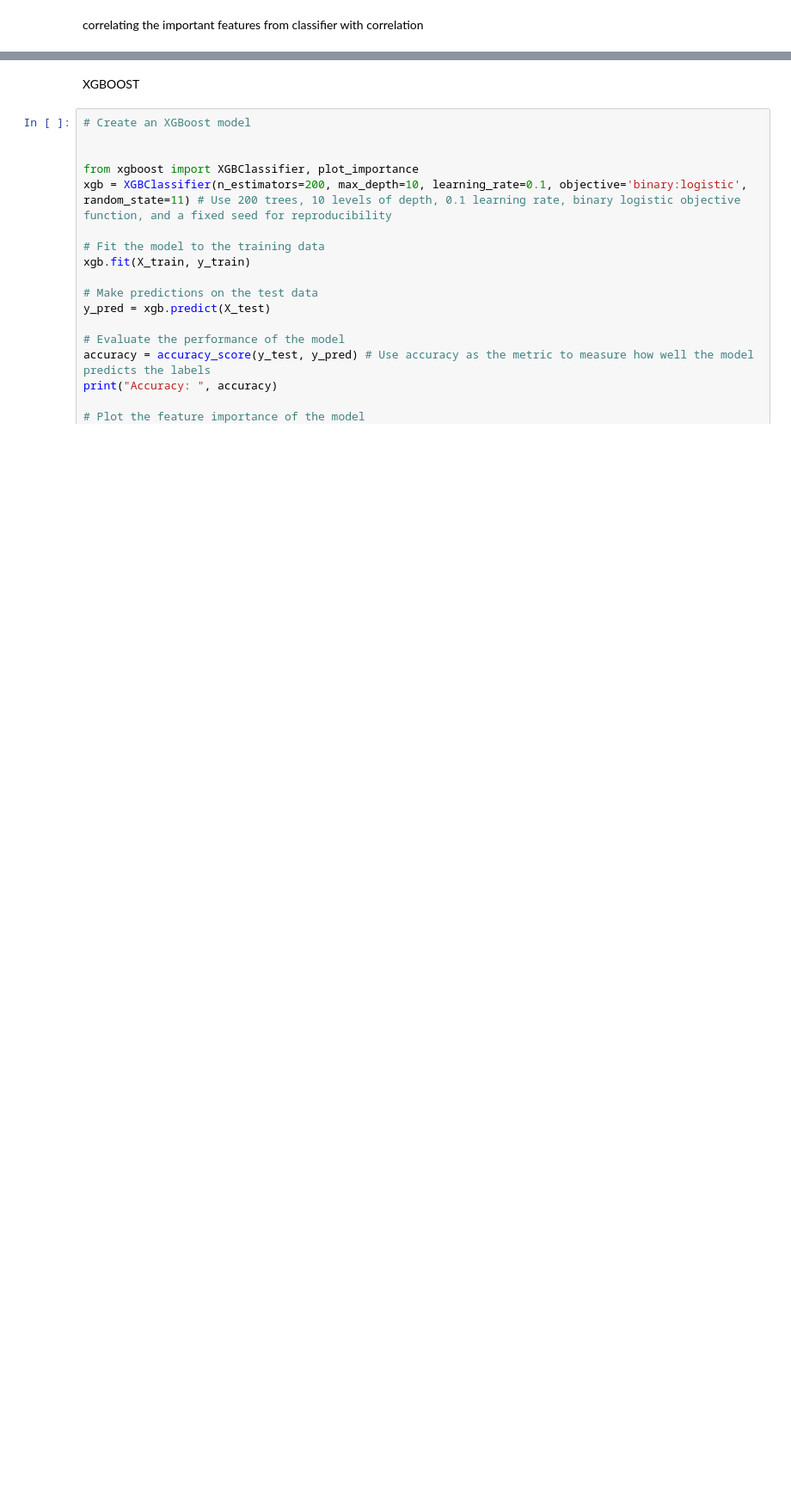
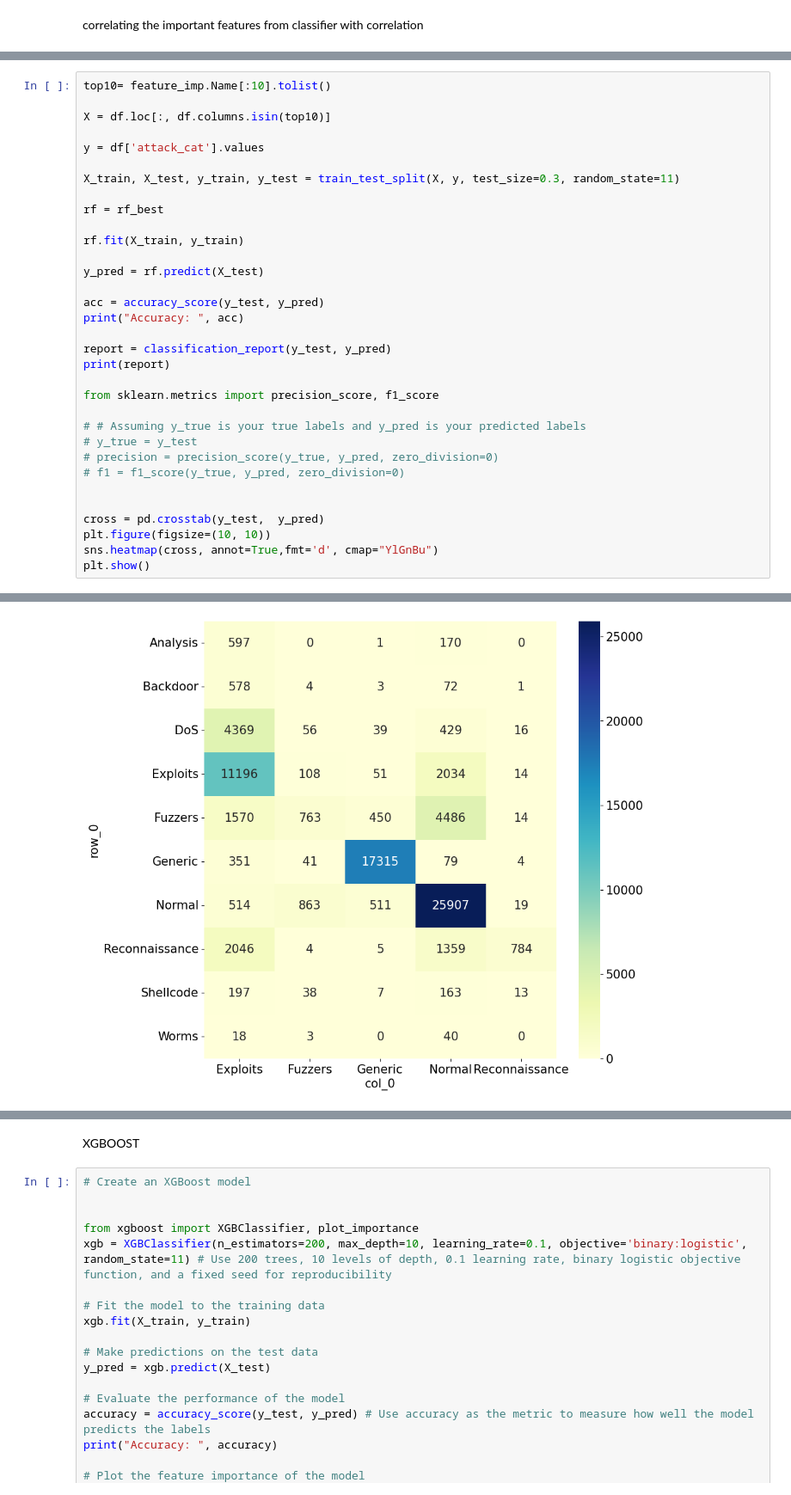
Before and after one commit to Abugahh/Detecting-Networks-Anomaly-using-ML, a Jupyter notebook: Project.ipynb, the cells around one changed output, grey strips where cells are left out. Shown at 86% size. Drawn from its saved outputs; the diff is of its cells as text; blank space fills up the shorter version.

```diff
--- a/Project.ipynb
+++ b/Project.ipynb
@@ -1156,0 +1356,34 @@ correlating the important features from classifier with correlation
+# %%
+top10= feature_imp.Name[:10].tolist()
+
+X = df.loc[:, df.columns.isin(top10)]
+
+y = df['attack_cat'].values
+
+X_train, X_test, y_train, y_test = train_test_split(X, y, test_size=0.3, random_state=11)
+
+rf = rf_best
+
+rf.fit(X_train, y_train)
+
+y_pred = rf.predict(X_test)
+
+acc = accuracy_score(y_test, y_pred)
+print("Accuracy: ", acc)
+
+report = classification_report(y_test, y_pred)
+print(report)
+
+from sklearn.metrics import precision_score, f1_score
+
+# # Assuming y_true is your true labels and y_pred is your predicted labels
+# y_true = y_test
+# precision = precision_score(y_true, y_pred, zero_division=0)
+# f1 = f1_score(y_true, y_pred, zero_division=0)
+
+
+cross = pd.crosstab(y_test,  y_pred)
+plt.figure(figsize=(10, 10))
+sns.heatmap(cross, annot=True,fmt='d', cmap="YlGnBu")
+plt.show()
+# %% [output]
@@ -1156,0 +1407 @@ correlating the important features from classifier with correlation
+[figure, added]
```
Also changed, not shown: parts of 16 cells of this notebook, 2 other files.
